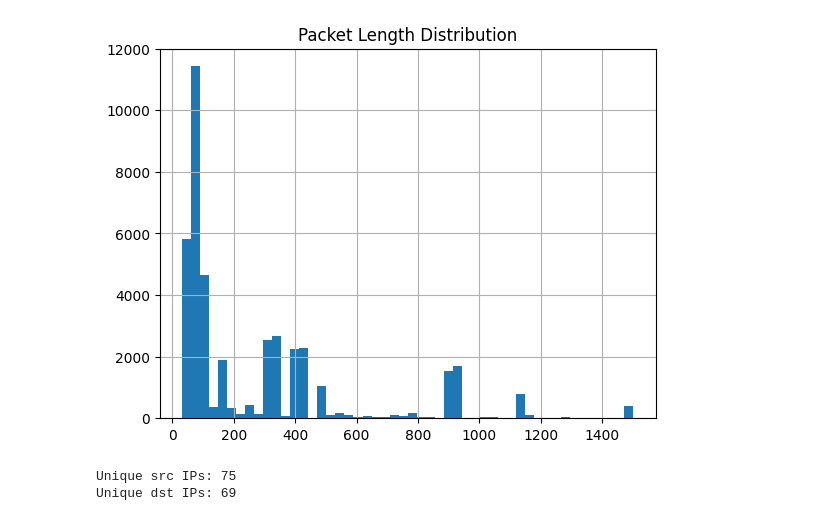
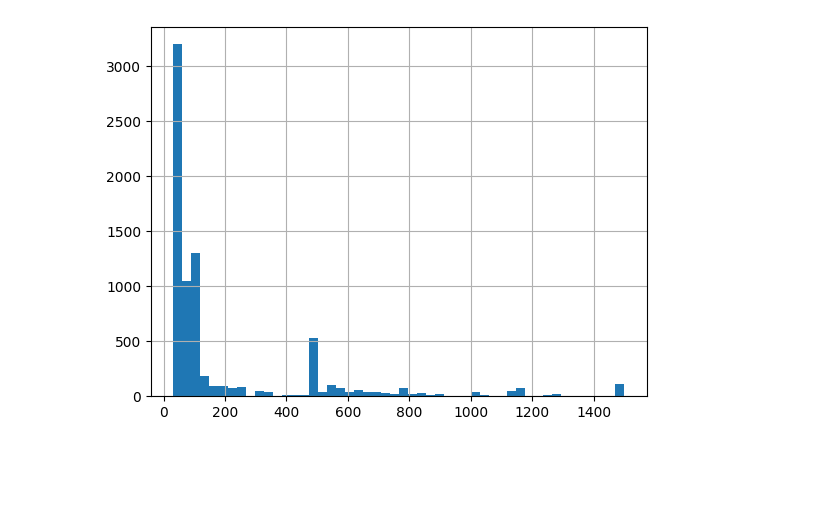
Before and after one commit to Cam123123123/Public, a Jupyter notebook: PersonalProjects/Pcap/notebooks/01_data_validation.ipynb, the cells around one changed output. Drawn from its saved outputs; the diff is of its cells as text; code cells hidden in the pictures; blank space fills up the shorter version.

```diff
--- a/PersonalProjects/Pcap/notebooks/01_data_validation.ipynb
+++ b/PersonalProjects/Pcap/notebooks/01_data_validation.ipynb
@@ -1,8 +19,7 @@
 # %%
-import pandas as pd
+# Loading Data iunto data frame
+df = pd.read_csv("../data/interim/packets_clean.csv")
 
-df = pd.read_csv("../data/interim/packets.csv")
-
-print("Loaded rows:", len(df))
+print("Rows:", len(df))
 df.head()
 # %% [output]
@@ -91,14 +81,6 @@ Name: packet_length, dtype: float64
 # %%
-import matplotlib.pyplot as plt
-
+# Packet size distribution
 df["packet_length"].hist(bins=50)
-plt.title("Packet Length Distribution")
 plt.show()
 # %% [output]
-[figure, old version]
+[figure, new version]
-# %%
-print("Unique src IPs:", df["src_ip"].nunique())
-print("Unique dst IPs:", df["dst_ip"].nunique())
-# %% [output]
-Unique src IPs: 75
-Unique dst IPs: 69
```
Also changed, not shown: parts of 19 cells of this notebook, 1 other file.
